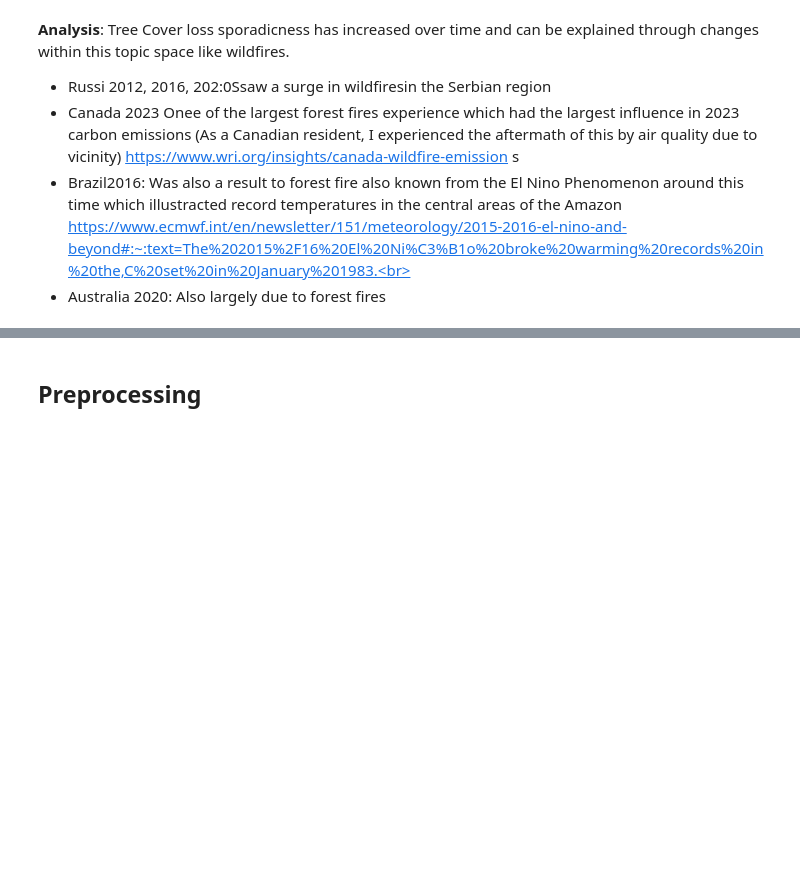
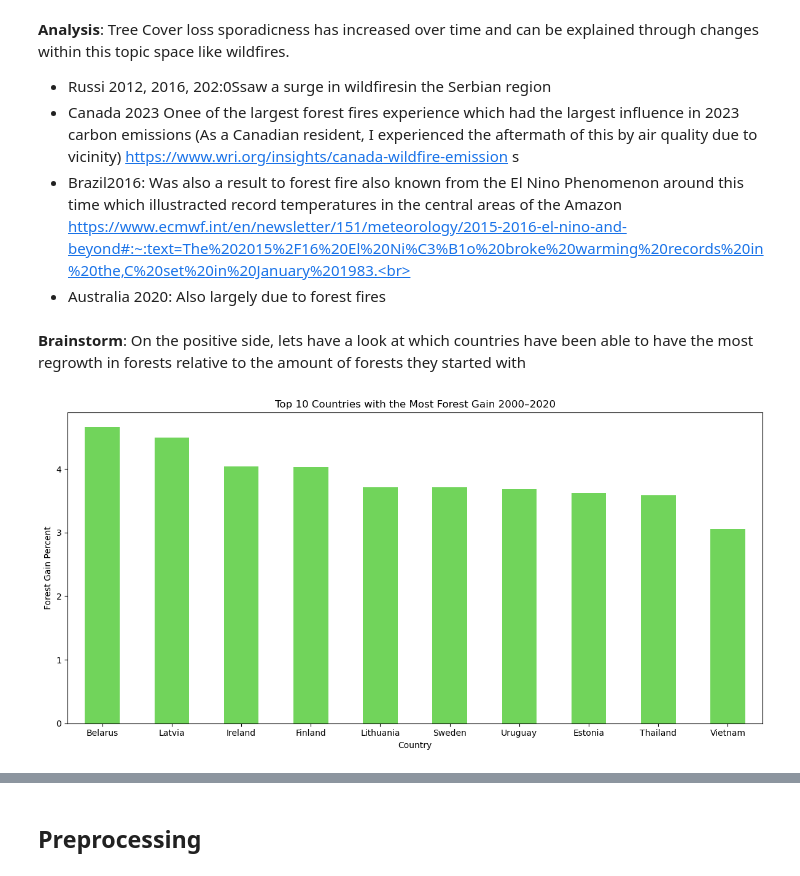
Before and after one commit to JustJames7/capstone_template, a Jupyter notebook: notebooks/Capstone_Intro_EDA.ipynb, the cells around one changed output, grey strips where cells are left out. Drawn from its saved outputs; the diff is of its cells as text; code cells hidden in the pictures; blank space fills up the shorter version.

```diff
--- a/notebooks/Capstone_Intro_EDA.ipynb
+++ b/notebooks/Capstone_Intro_EDA.ipynb
@@ -562,3 +595,30 @@ Tree Cover loss sporadicness has increased over time and can be explained throug
 - Canada 2023 Onee of the largest forest fires experience which had the largest influence in 2023 carbon emissions (As a Canadian resident, I experienced the aftermath of this by air quality due to vicinity)  https://www.wri.org/insights/canada-wildfire-emission s<br>
 - Brazil2016: Was also a result to forest fire also known from the El Nino Phenomenon around this time which illustracted record temperatures in the central areas of the Amazon https://www.ecmwf.int/en/newsletter/151/meteorology/2015-2016-el-nino-and-beyond#:~:text=The%202015%2F16%20El%20Ni%C3%B1o%20broke%20warming%20records%20in%20the,C%20set%20in%20January%201983.<br>
 - Australia 2020: Also largely due to forest fires
+# %% [markdown]
+**Brainstorm**: On the positive side, lets have a look at which countries have been able to have the most regrowth in forests relative to the amount of forests they started with
+# %%
+# Filter for rows where threshold is 0
+filtered_data = T_data[T_data['threshold'] == 0]
+
+# Group by country and sort top most
+country_gain = filtered_data.groupby('country')['gain_2000-2020_ha'].sum().sort_values(ascending=False).head(10)
+
+# Compute percentage gain
+country_stats['percent_gain'] = (country_stats['gain_2000-2020_ha'] / country_stats['extent_2000_ha']) * 100
+
+# Sort by percentage gain and select the top 10 countries
+top_countries = country_stats.sort_values(by='percent_gain', ascending=False).head(10)
+
+plt.figure(figsize=(12, 6))
+top_countries['percent_gain'].plot(kind='bar', color='#71d45b')
+
+plt.title('Top 10 Countries with the Most Forest Gain 2000–2020')
+plt.xlabel('Country')
+plt.ylabel('Forest Gain Percent')
+plt.xticks(rotation=0)
+
+plt.tight_layout()
+plt.show()
+# %% [output]
+[figure, added]
```
Also changed, not shown: parts of 13 cells of this notebook.
